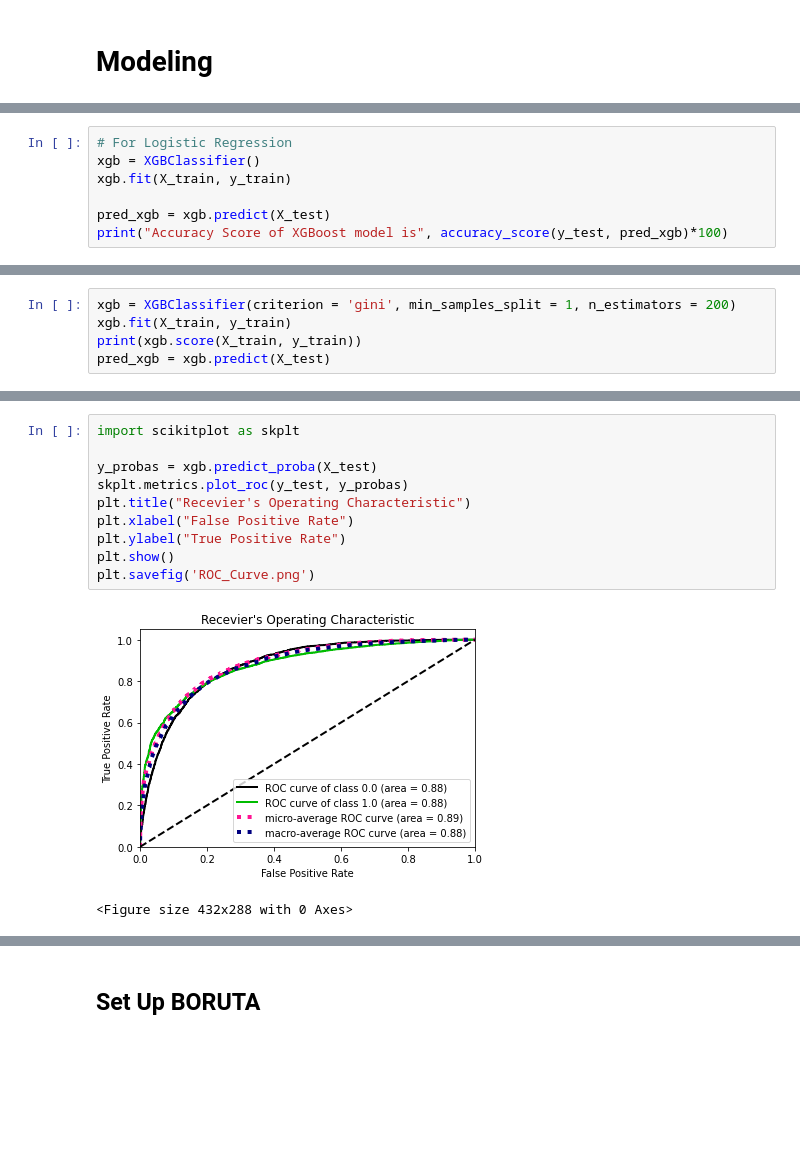
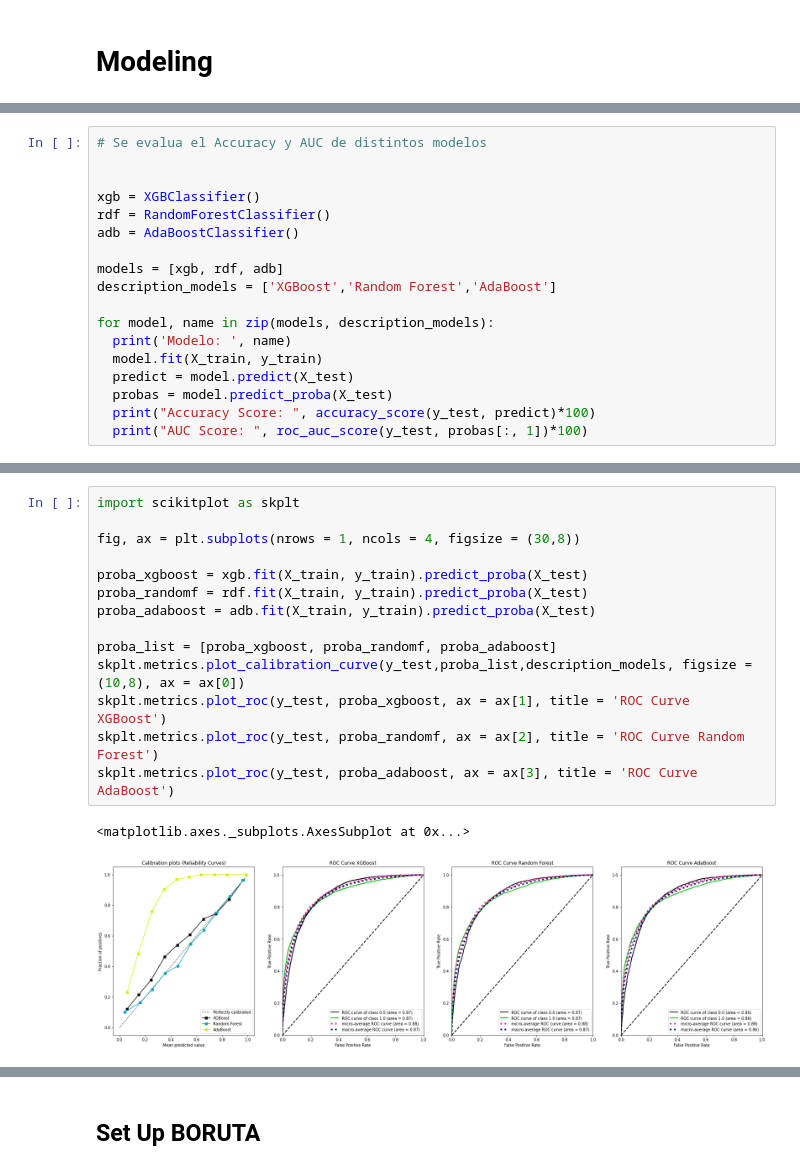
Before and after one commit to EmilianoLS/Data-Science, a Jupyter notebook: churn_model_meli/notebooks/churn_model.ipynb, the cells around one changed output, grey strips where cells are left out. Saved outputs shown, nothing was run; the diff lists cells and outputs as text; blank space fills up the shorter version.

```diff
--- a/churn_model_meli/notebooks/churn_model.ipynb
+++ b/churn_model_meli/notebooks/churn_model.ipynb
@@ -461,7 +462,0 @@ from sklearn.metrics import accuracy_score
-# %%
-# For Logistic Regression
-xgb = XGBClassifier()
-xgb.fit(X_train, y_train)
-
-pred_xgb = xgb.predict(X_test)
-print("Accuracy Score of XGBoost model is", accuracy_score(y_test, pred_xgb)*100)
@@ -496,5 +462,0 @@ print(gs.best_params_)
-# %%
-xgb = XGBClassifier(criterion = 'gini', min_samples_split = 1, n_estimators = 200)
-xgb.fit(X_train, y_train)
-print(xgb.score(X_train, y_train))
-pred_xgb = xgb.predict(X_test)
@@ -502,0 +463,18 @@ pred_xgb = xgb.predict(X_test)
+# %%
+# Se evalua el Accuracy y AUC de distintos modelos
+
+
+xgb = XGBClassifier()
+rdf = RandomForestClassifier()
+adb = AdaBoostClassifier()
+
+models = [xgb, rdf, adb]
+description_models = ['XGBoost','Random Forest','AdaBoost']
+
+for model, name in zip(models, description_models):
+  print('Modelo: ', name)
+  model.fit(X_train, y_train)
+  predict = model.predict(X_test)
+  probas = model.predict_proba(X_test)
+  print("Accuracy Score: ", accuracy_score(y_test, predict)*100)
+  print("AUC Score: ", roc_auc_score(y_test, probas[:, 1])*100)
@@ -517,16 +548,20 @@ Requirement already satisfied: kiwisolver>=1.0.1 in /usr/local/lib/python3.7/dis
 Requirement already satisfied: six in /usr/local/lib/python3.7/dist-packages (from cycler>=0.10->matplotlib>=1.4.0->scikit-plot) (1.15.0)
 Installing collected packages: scikit-plot
 Successfully installed scikit-plot-0.3.7
-# %%
-import scikitplot as skplt
-
-y_probas = xgb.predict_proba(X_test)
-skplt.metrics.plot_roc(y_test, y_probas)
-plt.title("Recevier's Operating Characteristic")
-plt.xlabel("False Positive Rate")
-plt.ylabel("True Positive Rate")
-plt.show()
-plt.savefig('ROC_Curve.png')
-# %% [output]
-[figure, removed]
-<Figure size 432x288 with 0 Axes>
+# %%
+import scikitplot as skplt
+
+fig, ax = plt.subplots(nrows = 1, ncols = 4, figsize = (30,8))
+
+proba_xgboost = xgb.fit(X_train, y_train).predict_proba(X_test)
+proba_randomf = rdf.fit(X_train, y_train).predict_proba(X_test)
+proba_adaboost = adb.fit(X_train, y_train).predict_proba(X_test)
+
+proba_list = [proba_xgboost, proba_randomf, proba_adaboost]
+skplt.metrics.plot_calibration_curve(y_test,proba_list,description_models, figsize = (10,8), ax = ax[0])
+skplt.metrics.plot_roc(y_test, proba_xgboost, ax = ax[1], title = 'ROC Curve XGBoost')
+skplt.metrics.plot_roc(y_test, proba_randomf, ax = ax[2], title = 'ROC Curve Random Forest')
+skplt.metrics.plot_roc(y_test, proba_adaboost, ax = ax[3], title = 'ROC Curve AdaBoost')
+# %% [output]
+<matplotlib.axes._subplots.AxesSubplot at 0x...>
+[figure, added]
```
Also changed, not shown: parts of 17 cells of this notebook.
